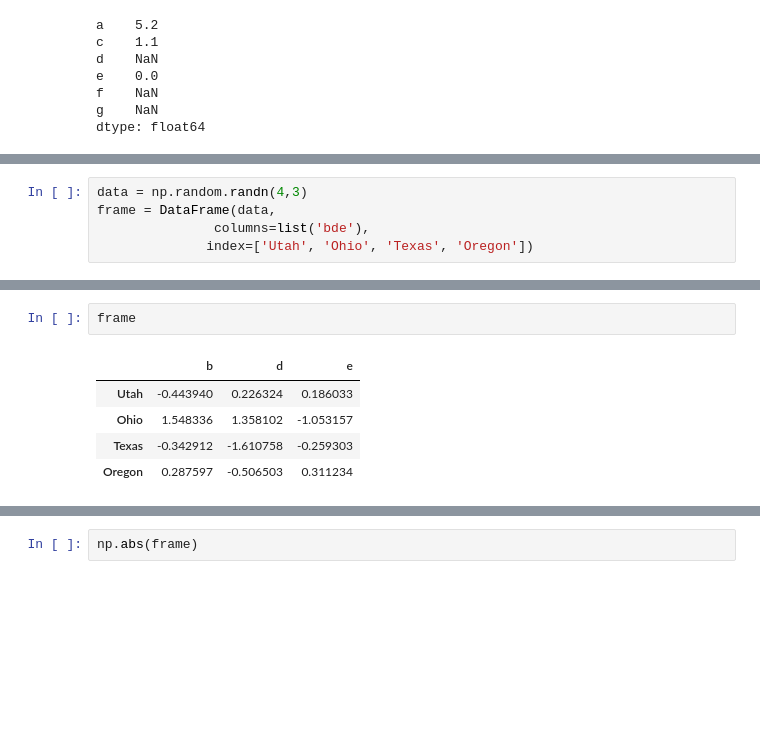
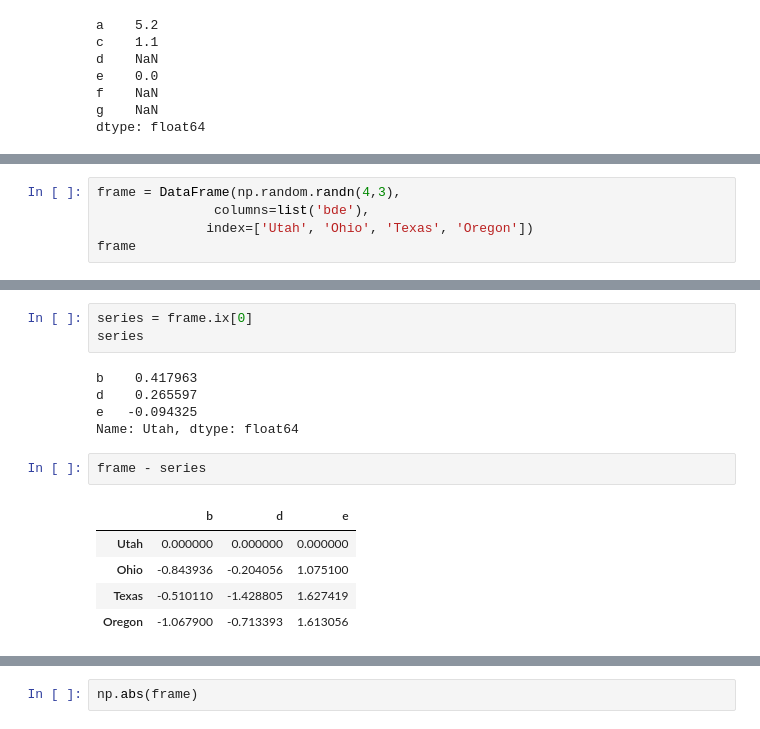
Before and after one commit to lseongjoo/bigpy, a Jupyter notebook: pandas.ipynb, the cells around one changed output, grey strips where cells are left out. Drawn from its saved outputs; the diff is of its cells as text; blank space fills up the shorter version.

```diff
--- a/pandas.ipynb
+++ b/pandas.ipynb
@@ -926,5 +1107,5 @@ df1 - s1
 # %%
-data = np.random.randn(4,3)
-frame = DataFrame(data,
+frame = DataFrame(np.random.randn(4,3),
                columns=list('bde'),
               index=['Utah', 'Ohio', 'Texas', 'Oregon'])
+frame
@@ -931,8 +1118,16 @@ frame = DataFrame(data,
+# %%
+series = frame.ix[0]
+series
+# %% [output]
+b    0.417963
+d    0.265597
+e   -0.094325
+Name: Utah, dtype: float64
 # %%
-frame
+frame - series
 # %% [output]
 |  | b | d | e |
-| Utah | -0.443940 | 0.226324 | 0.186033 |
-| Ohio | 1.548336 | 1.358102 | -1.053157 |
-| Texas | -0.342912 | -1.610758 | -0.259303 |
-| Oregon | 0.287597 | -0.506503 | 0.311234 |
+| Utah | 0.000000 | 0.000000 | 0.000000 |
+| Ohio | -0.843936 | -0.204056 | 1.075100 |
+| Texas | -0.510110 | -1.428805 | 1.627419 |
+| Oregon | -1.067900 | -0.713393 | 1.613056 |
```
Also changed, not shown: parts of 55 cells of this notebook, 1 other file.
